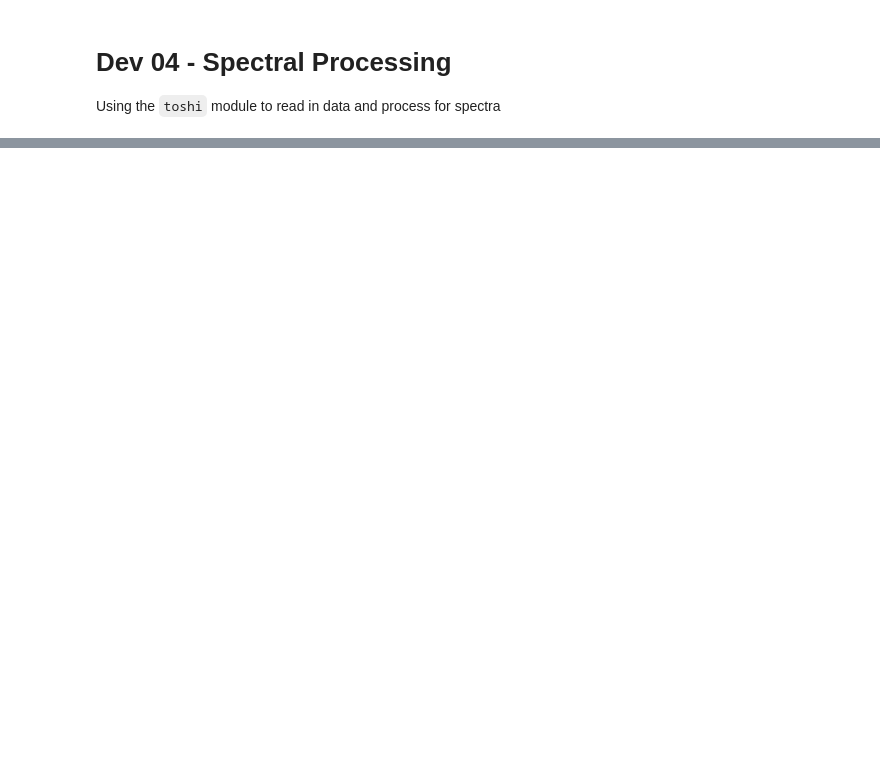
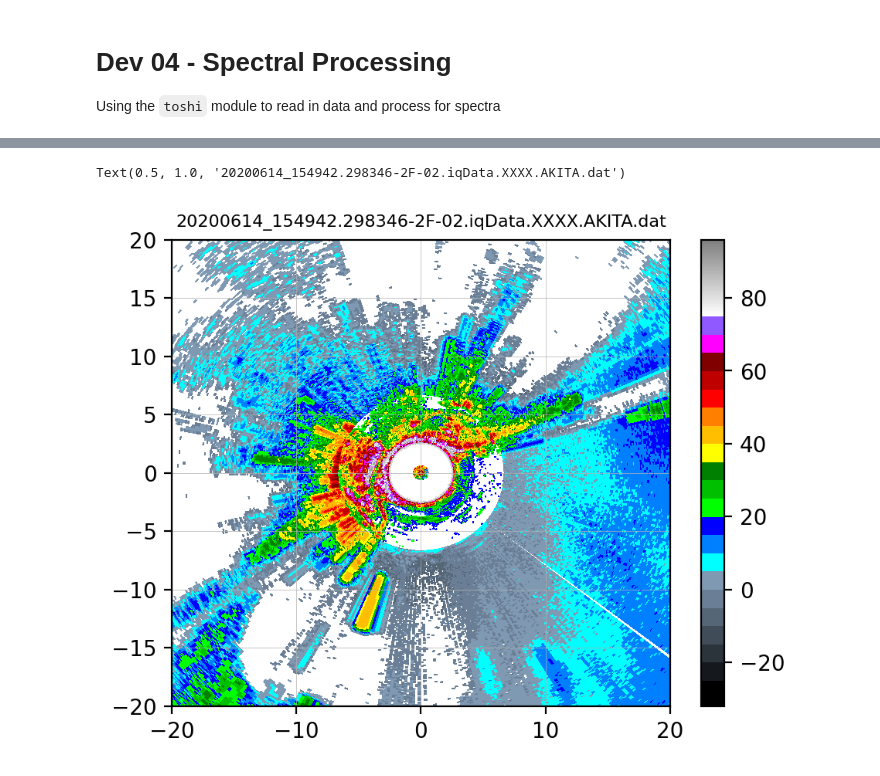
Before and after one commit to boonleng/cspec, a Jupyter notebook: Dev 05 - Spectral Processing.ipynb, the cells around one changed output, grey strips where cells are left out. Cells and saved outputs as stored; diff of their text form; code cells hidden in the pictures; blank space fills up the shorter version.

```diff
--- a/Dev 05 - Spectral Processing.ipynb
+++ b/Dev 05 - Spectral Processing.ipynb
@@ -85,10 +97,40 @@ s -= noise
 s[s <= 0] = 1.0e-6                                    # Avoid log(0)
 snr = 10 * np.log10(s / noise)                        # Signal-to-noise ratio
 z = 10 * np.log10(s * (r + 0.5e-3 * dr) ** 2) - 40    # Estimated ZCal = -40
-z[:, :ngate_short] += 20                              # 20-dB on the low channel, perhaps?
+z[:, :ngate_short] += 30                              # 30-dB on the short waveform, perhaps?
 
 # Thresholding
 m = snr < 0
 z[m] = np.nan
 v[m] = np.nan
+# %%
+ce = np.cos(np.deg2rad(scan_el))
+rr, aa = np.meshgrid(r, np.deg2rad(a))
+xx = rr * ce * np.sin(aa)
+yy = rr * ce * np.cos(aa)
+
+turbines = toshi.turbine_cells
+a_turb = turbines[:, 0] / 180.0 * np.pi
+r_turb = turbines[:, 1]
+x_turb = r_turb * np.sin(a_turb)
+y_turb = r_turb * np.cos(a_turb)
+
+plt.figure(figsize=(5.2, 4), dpi=200)
+plt.pcolormesh(xx[:, :500], yy[:, :500], z[:, :500], cmap=cmap)
+# plt.plot(x_turb, y_turb, 'xk')
+plt.clim((-32, 96))
+# plt.xlim((-13, 5))
+# plt.ylim((3, 18))
+# plt.xlim((-25, 10))
+# plt.ylim((0, 35))
+
+plt.xlim((-20, 20))
+plt.ylim((-20, 20))
+
+plt.colorbar()
+plt.grid(linewidth=0.25)
+plt.title(os.path.basename(file), fontsize=8)
+# %% [output]
+Text(0.5, 1.0, '20200614_154942.298346-2F-02.iqData.XXXX.AKITA.dat')
+[figure, added]
 # %%
```
Also changed, not shown: parts of 8 cells of this notebook, 1 other file.
